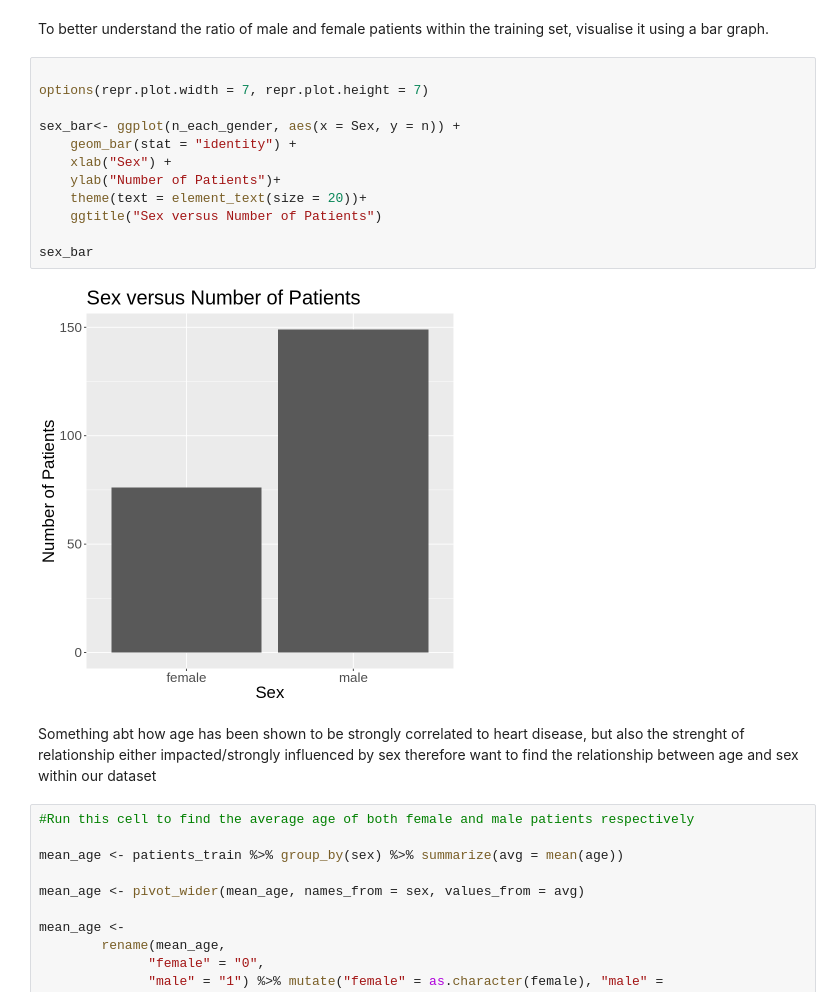
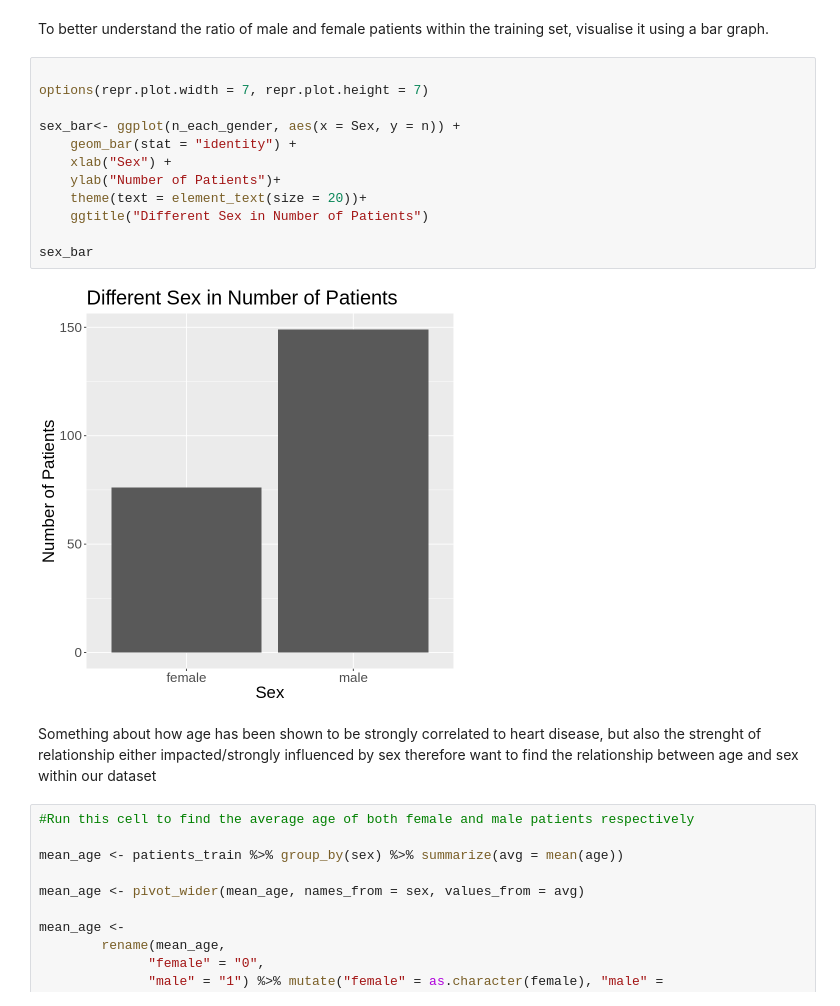
Before and after one commit to Wuliao-mao/DSCI-Project-10, a Jupyter notebook: Final Project.ipynb, the cells around one changed output. Saved outputs shown, nothing was run; the diff lists cells and outputs as text.

```diff
--- a/Final Project.ipynb
+++ b/Final Project.ipynb
@@ -230,19 +231,19 @@ To better understand the ratio of male and female patients within the training s
 # %%
 
 options(repr.plot.width = 7, repr.plot.height = 7)
 
 sex_bar<- ggplot(n_each_gender, aes(x = Sex, y = n)) +
     geom_bar(stat = "identity") +
     xlab("Sex") +
     ylab("Number of Patients")+
     theme(text = element_text(size = 20))+
-    ggtitle("Sex versus Number of Patients")
+    ggtitle("Different Sex in Number of Patients")
 
 sex_bar
 # %% [output]
-[figure, old version]
+[figure, new version]
 # %% [markdown]
-Something abt how age has been shown to be strongly correlated to heart disease, but also the strenght of relationship either impacted/strongly influenced
+Something about how age has been shown to be strongly correlated to heart disease, but also the strenght of relationship either impacted/strongly influenced
 by sex therefore want to find the relationship between age and sex within our dataset
 # %%
 #Run this cell to find the average age of both female and male patients respectively
```
Also changed, not shown: parts of 3 cells of this notebook.
